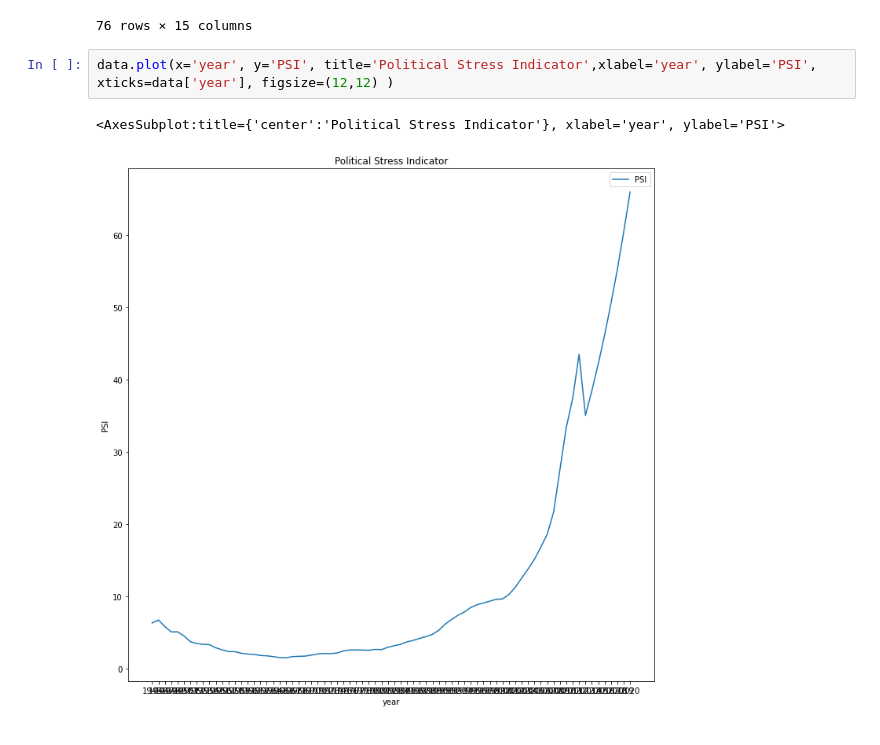
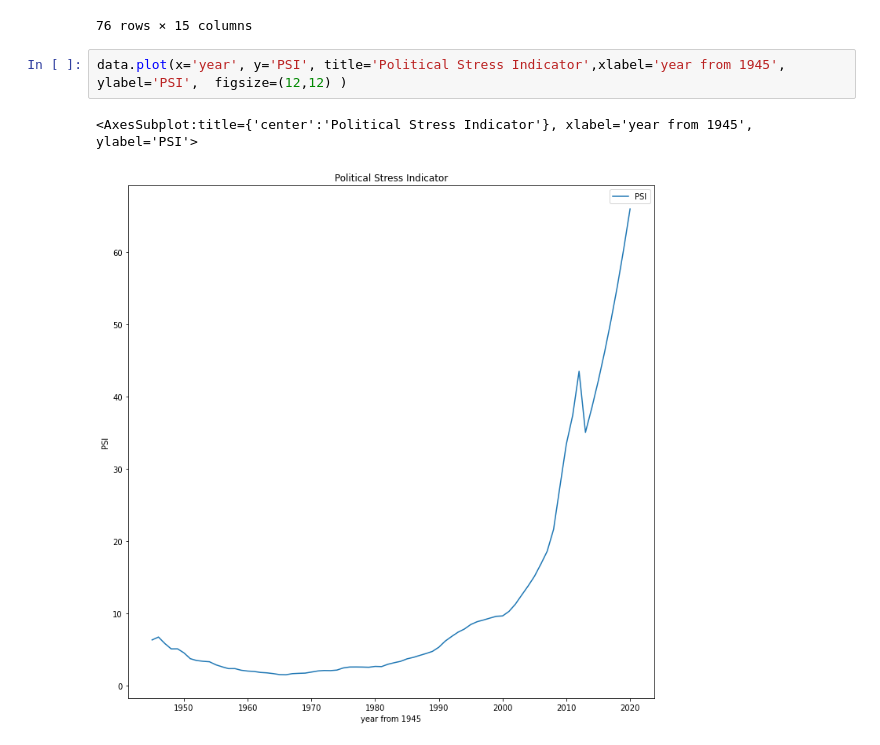
Before and after one commit to RichardScottOZ/Cliodynamics, a Jupyter notebook: notebooks/USA_PSI.ipynb, the cells around one changed output. Cells and saved outputs as stored; diff of their text form.

Commit message:
python version of PSI calculation - jupyter notebook plot

```diff
--- a/notebooks/USA_PSI.ipynb
+++ b/notebooks/USA_PSI.ipynb
@@ -228,7 +229,7 @@ data
 | 75 | 2020 | NaN | NaN | NaN | 0.544618 | 0.832160 | 0.218463 | 0.777038 | 77.703753 | 2.096018 | ... |
 76 rows × 15 columns
 # %%
-data.plot(x='year', y='PSI', title='Political Stress Indicator',xlabel='year', ylabel='PSI', xticks=data['year'], figsize=(12,12) )
+data.plot(x='year', y='PSI', title='Political Stress Indicator',xlabel='year from 1945', ylabel='PSI',  figsize=(12,12) )
 # %% [output]
-<AxesSubplot:title={'center':'Political Stress Indicator'}, xlabel='year', ylabel='PSI'>
+<AxesSubplot:title={'center':'Political Stress Indicator'}, xlabel='year from 1945', ylabel='PSI'>
-[figure, old version]
+[figure, new version]
```
Also changed, not shown: parts of 2 cells of this notebook.
